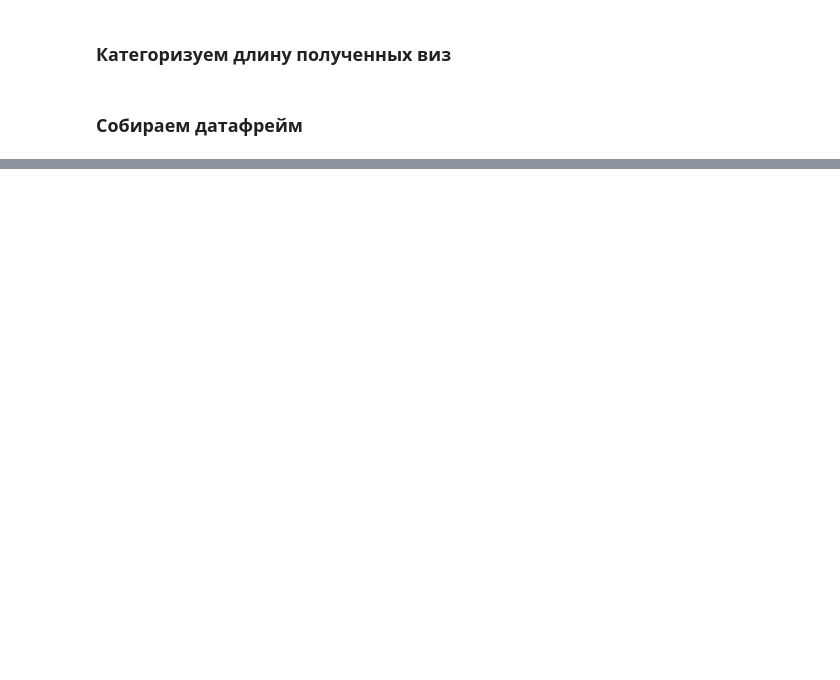
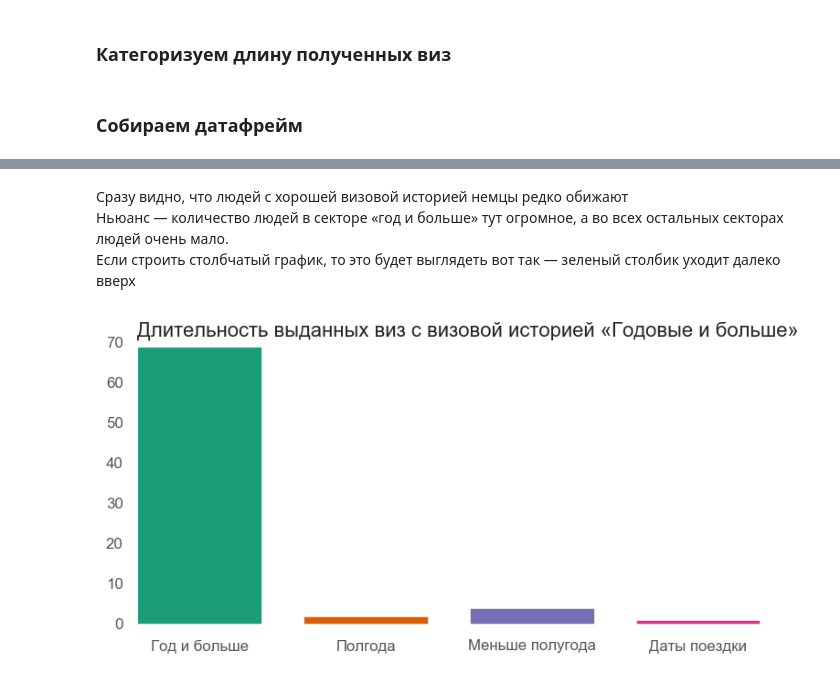
Before and after one commit to MustDie-green/AWD-forum-visa-parsing, a Jupyter notebook: visa_parsing.ipynb, the cells around one changed output, grey strips where cells are left out. Cells and saved outputs as stored; diff of their text form; code cells hidden in the pictures; blank space fills up the shorter version.

```diff
--- a/visa_parsing.ipynb
+++ b/visa_parsing.ipynb
@@ -395,0 +320,18 @@ display(pd.crosstab(index = df['history'].sort_values(), columns='Количес
+# %% [markdown]
+Сразу видно, что людей с хорошей визовой историей немцы редко обижают
+Ньюанс — количество людей в секторе «год и больше» тут огромное, а во всех остальных секторах людей очень мало.
+Если строить столбчатый график, то это будет выглядеть вот так — зеленый столбик уходит далеко вверх
+# %%
+temp = (df >>
+        group_by(X.history, X.limit) >>
+        summarize(count = n(X.limit)) >>
+        mask(X.history == 'Годовые и больше'))
+
+plt.figure(figsize=(8, 3.5))
+plt.axes().set_facecolor('white')
+plt.bar(height = temp['count'], x = temp['limit'], color = colors, width = .75)
+plt.title('Длительность выданных виз с визовой историей «Годовые и больше»',
+     loc = 'left')
+plt.show()
+# %% [output]
+[figure, added]
```
Also changed, not shown: parts of 46 cells of this notebook.
